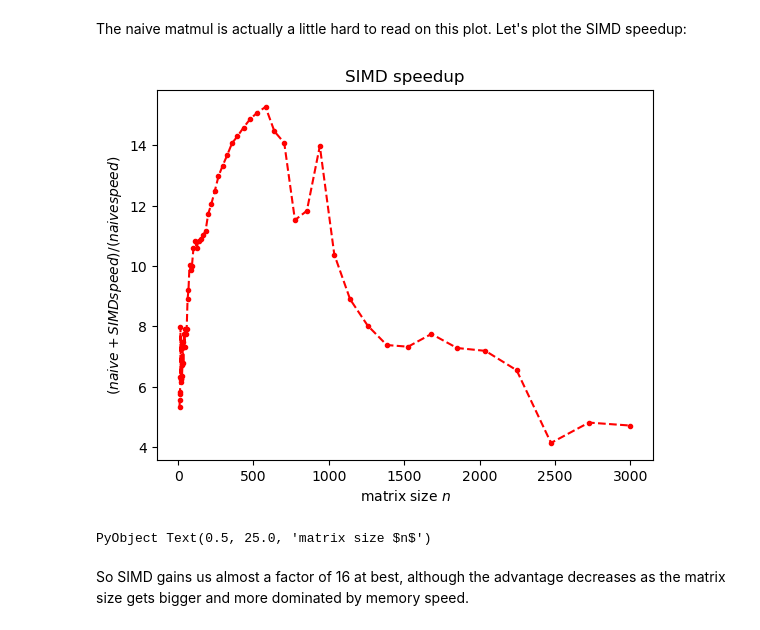
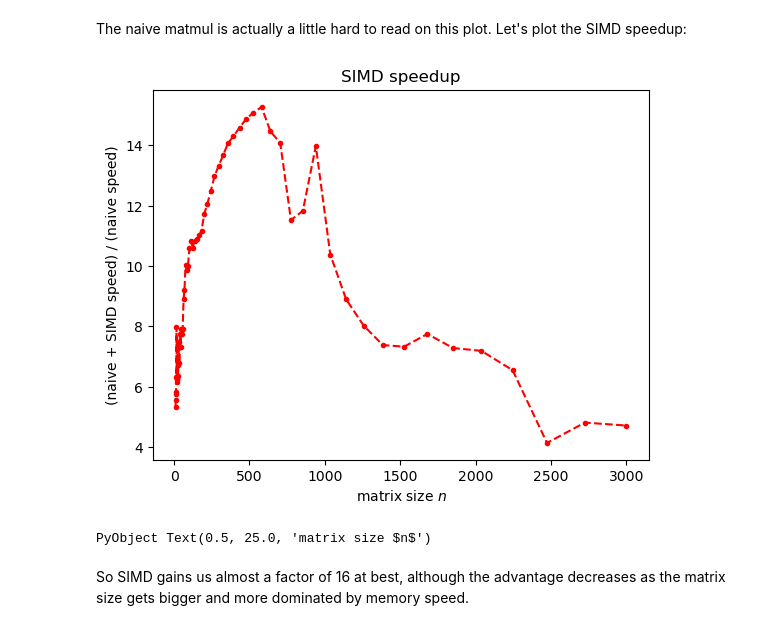
Before and after one commit to mitmath/18335, a Jupyter notebook: notes/Memory-and-Matrices-latest.ipynb, the cells around one changed output. Saved outputs shown, nothing was run; the diff lists cells and outputs as text; code cells hidden in the pictures.

```diff
--- a/notes/Memory-and-Matrices-latest.ipynb
+++ b/notes/Memory-and-Matrices-latest.ipynb
@@ -182,10 +182,10 @@ The naive matmul is actually a little hard to read on this plot.  Let's plot the
 # %%
 plot(N, t ./ tv, "r.--")
 title("SIMD speedup")
-ylabel(L"(naive + SIMD speed) / (naive speed)")
+ylabel("(naive + SIMD speed) / (naive speed)")
 xlabel(L"matrix size $n$")
 # %% [output]
-[figure, old version]
+[figure, new version]
 PyObject Text(0.5, 25.0, 'matrix size $n$')
 # %% [markdown]
 So SIMD gains us almost a factor of 16 at best, although the advantage decreases as the matrix size gets bigger and more dominated by memory speed.
```
